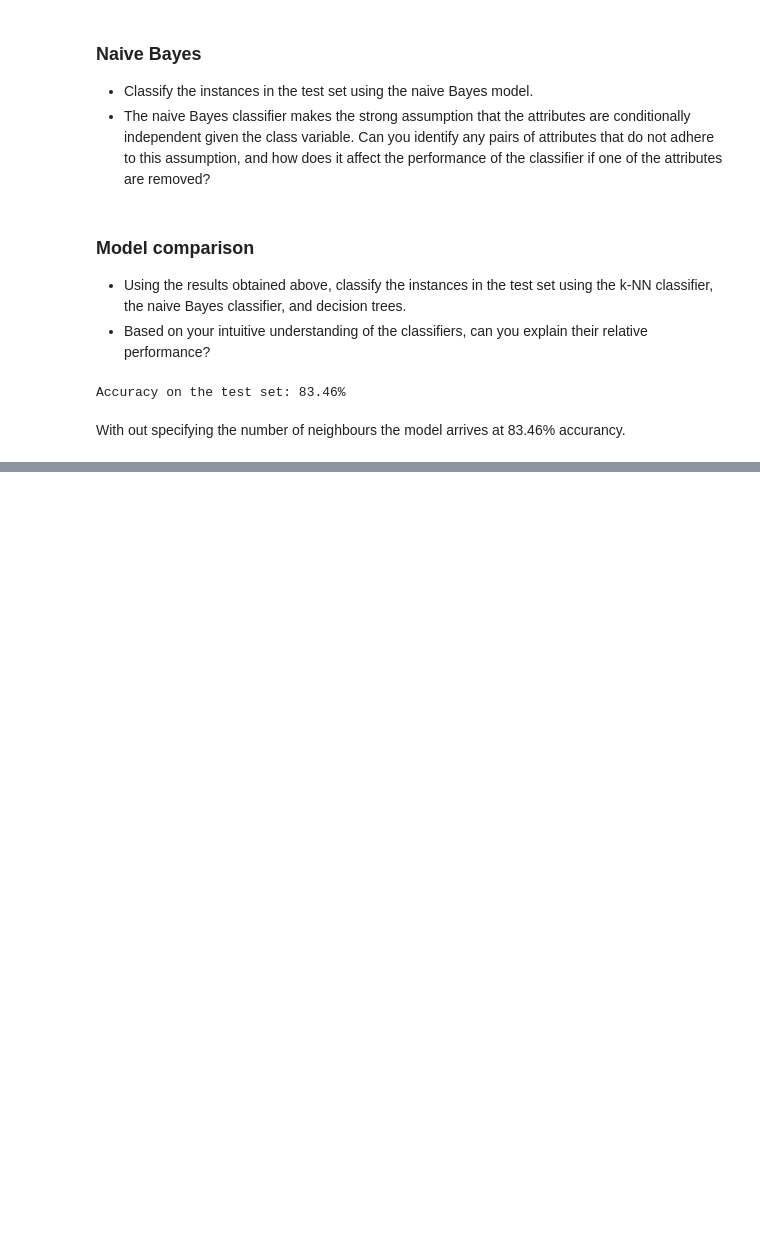
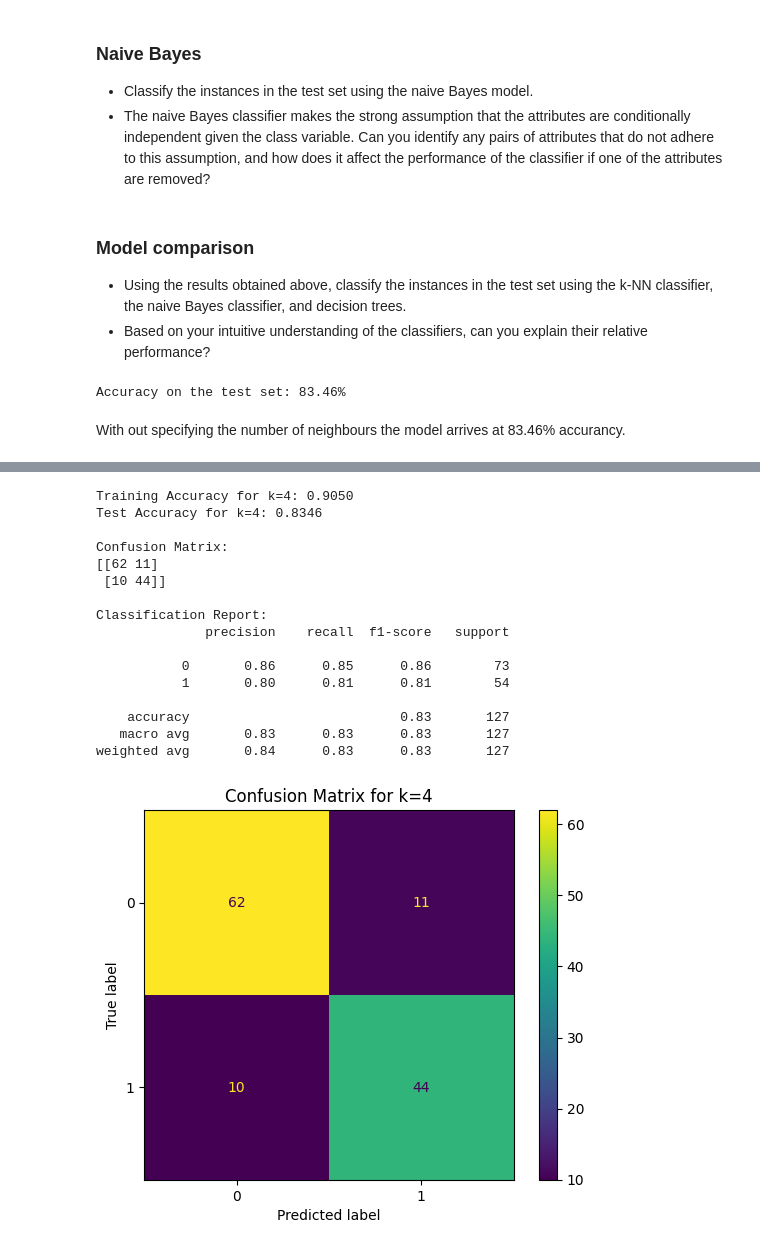
Before and after one commit to kennethelong/firstPyhtonProject, a Jupyter notebook: Exam/Exercise_sheet.ipynb, the cells around one changed output, grey strips where cells are left out. Saved outputs shown, nothing was run; the diff lists cells and outputs as text; code cells hidden in the pictures; blank space fills up the shorter version.

```diff
--- a/Exam/Exercise_sheet.ipynb
+++ b/Exam/Exercise_sheet.ipynb
@@ -821,0 +828,58 @@ InvalidIndexError: (slice(None, None, None), 0)
+# %%
+## Exercise: Try to get some more insight into the data by generating descriptive statistics and by plotting the data.
+
+import matplotlib.pyplot as plt
+import pandas as pd
+from sklearn.neighbors import KNeighborsClassifier
+from sklearn.metrics import confusion_matrix, classification_report, ConfusionMatrixDisplay
+
+## Here we use k = 4 and also print a confusion matrix
+
+# Step 1: Build the k-NN model with k=4
+k = 4
+clf = KNeighborsClassifier(n_neighbors=k)
+
+# Step 2: Fit the model to the training data
+clf.fit(X_train, y_train)
+
+# Step 3: Make predictions on the test set
+y_pred = clf.predict(X_test)
+
+# Step 4: Calculate and print accuracy
+train_accuracy = clf.score(X_train, y_train)
+test_accuracy = clf.score(X_test, y_test)
+
+print(f"Training Accuracy for k={k}: {train_accuracy:.4f}")
+print(f"Test Accuracy for k={k}: {test_accuracy:.4f}")
+
+# Step 5: Print the Confusion Matrix and Classification Report
+print("\nConfusion Matrix:")
+cm = confusion_matrix(y_test, y_pred)
+print(cm)
+
+print("\nClassification Report:")
+print(classification_report(y_test, y_pred))
+
+# Step 6: Visualize the Confusion Matrix
+disp = ConfusionMatrixDisplay(confusion_matrix=cm, display_labels=clf.classes_)
+disp.plot(cmap="viridis")
+plt.title(f"Confusion Matrix for k={k}")
+plt.show()
+# %% [output]
+Training Accuracy for k=4: 0.9050
+Test Accuracy for k=4: 0.8346
+
+Confusion Matrix:
+[[62 11]
+ [10 44]]
+
+Classification Report:
+              precision    recall  f1-score   support
+
+           0       0.86      0.85      0.86        73
+           1       0.80      0.81      0.81        54
+
+    accuracy                           0.83       127
+   macro avg       0.83      0.83      0.83       127
+weighted avg       0.84      0.83      0.83       127
+[figure, added]
```
Also changed, not shown: parts of 10 cells of this notebook.
